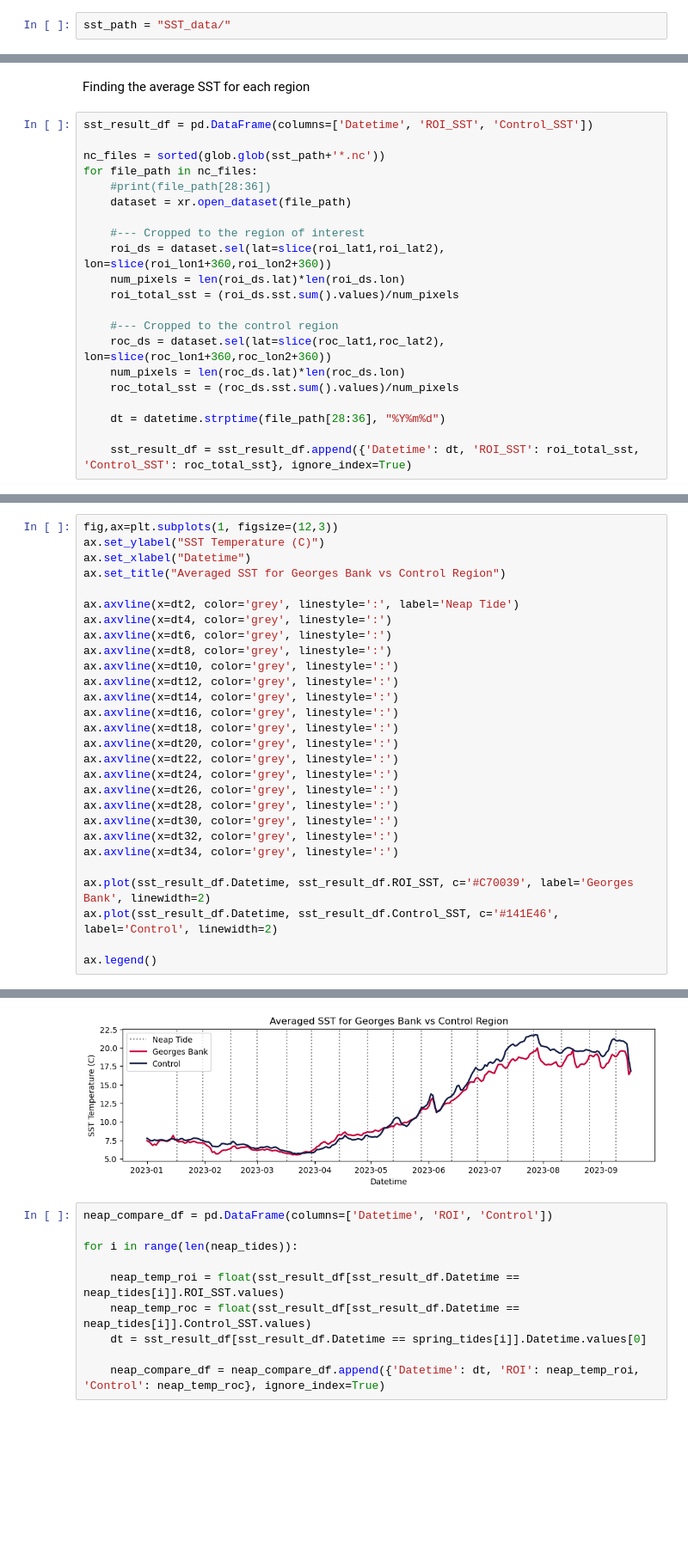
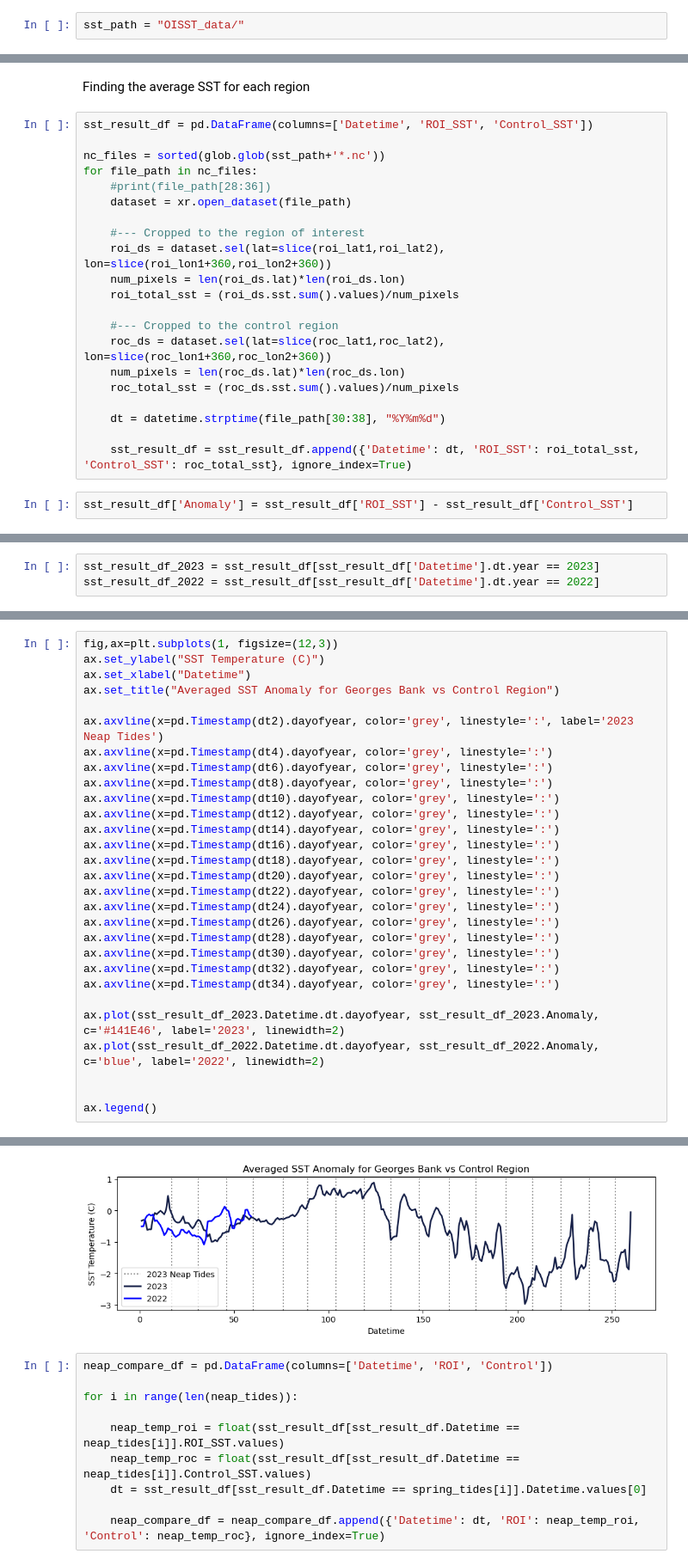
Before and after one commit to jesseturner/FalseLowClouds, a Jupyter notebook: Case_Studies/Georges_Bank/NeapTides_Analysis.ipynb, the cells around one changed output, grey strips where cells are left out. Shown at 86% size. Saved outputs shown, nothing was run; the diff lists cells and outputs as text; blank space fills up the shorter version.

Commit message:
Creating anomaly analysis for OISST and Buoy

```diff
--- a/Case_Studies/Georges_Bank/NeapTides_Analysis.ipynb
+++ b/Case_Studies/Georges_Bank/NeapTides_Analysis.ipynb
@@ -12,5 +12,5 @@ from datetime import datetime
 import pandas as pd
 import glob
 # %%
-sst_path = "SST_data/"
+sst_path = "OISST_data/"
 # %%
@@ -146,9 +146,11 @@ for file_path in nc_files:
     num_pixels = len(roc_ds.lat)*len(roc_ds.lon)
     roc_total_sst = (roc_ds.sst.sum().values)/num_pixels
 
-    dt = datetime.strptime(file_path[28:36], "%Y%m%d")
+    dt = datetime.strptime(file_path[30:38], "%Y%m%d")
 
     sst_result_df = sst_result_df.append({'Datetime': dt, 'ROI_SST': roi_total_sst, 'Control_SST': roc_total_sst}, ignore_index=True)
+# %%
+sst_result_df['Anomaly'] = sst_result_df['ROI_SST'] - sst_result_df['Control_SST']
 # %%
 sst_result_df
 # %% [output]
@@ -167,0 +170,3 @@ sst_result_df
+# %%
+sst_result_df_2023 = sst_result_df[sst_result_df['Datetime'].dt.year == 2023]
+sst_result_df_2022 = sst_result_df[sst_result_df['Datetime'].dt.year == 2022]
@@ -168,34 +175,35 @@ sst_result_df
 # %%
 fig,ax=plt.subplots(1, figsize=(12,3))
 ax.set_ylabel("SST Temperature (C)")
 ax.set_xlabel("Datetime")
-ax.set_title("Averaged SST for Georges Bank vs Control Region")
+ax.set_title("Averaged SST Anomaly for Georges Bank vs Control Region")
 
-ax.axvline(x=dt2, color='grey', linestyle=':', label='Neap Tide')
-ax.axvline(x=dt4, color='grey', linestyle=':')
-ax.axvline(x=dt6, color='grey', linestyle=':')
-ax.axvline(x=dt8, color='grey', linestyle=':')
-ax.axvline(x=dt10, color='grey', linestyle=':')
-ax.axvline(x=dt12, color='grey', linestyle=':')
-ax.axvline(x=dt14, color='grey', linestyle=':')
-ax.axvline(x=dt16, color='grey', linestyle=':')
-ax.axvline(x=dt18, color='grey', linestyle=':')
-ax.axvline(x=dt20, color='grey', linestyle=':')
-ax.axvline(x=dt22, color='grey', linestyle=':')
-ax.axvline(x=dt24, color='grey', linestyle=':')
-ax.axvline(x=dt26, color='grey', linestyle=':')
-ax.axvline(x=dt28, color='grey', linestyle=':')
-ax.axvline(x=dt30, color='grey', linestyle=':')
-ax.axvline(x=dt32, color='grey', linestyle=':')
-ax.axvline(x=dt34, color='grey', linestyle=':')
+ax.axvline(x=pd.Timestamp(dt2).dayofyear, color='grey', linestyle=':', label='2023 Neap Tides')
+ax.axvline(x=pd.Timestamp(dt4).dayofyear, color='grey', linestyle=':')
+ax.axvline(x=pd.Timestamp(dt6).dayofyear, color='grey', linestyle=':')
+ax.axvline(x=pd.Timestamp(dt8).dayofyear, color='grey', linestyle=':')
+ax.axvline(x=pd.Timestamp(dt10).dayofyear, color='grey', linestyle=':')
+ax.axvline(x=pd.Timestamp(dt12).dayofyear, color='grey', linestyle=':')
+ax.axvline(x=pd.Timestamp(dt14).dayofyear, color='grey', linestyle=':')
+ax.axvline(x=pd.Timestamp(dt16).dayofyear, color='grey', linestyle=':')
+ax.axvline(x=pd.Timestamp(dt18).dayofyear, color='grey', linestyle=':')
+ax.axvline(x=pd.Timestamp(dt20).dayofyear, color='grey', linestyle=':')
+ax.axvline(x=pd.Timestamp(dt22).dayofyear, color='grey', linestyle=':')
+ax.axvline(x=pd.Timestamp(dt24).dayofyear, color='grey', linestyle=':')
+ax.axvline(x=pd.Timestamp(dt26).dayofyear, color='grey', linestyle=':')
+ax.axvline(x=pd.Timestamp(dt28).dayofyear, color='grey', linestyle=':')
+ax.axvline(x=pd.Timestamp(dt30).dayofyear, color='grey', linestyle=':')
+ax.axvline(x=pd.Timestamp(dt32).dayofyear, color='grey', linestyle=':')
+ax.axvline(x=pd.Timestamp(dt34).dayofyear, color='grey', linestyle=':')
 
-ax.plot(sst_result_df.Datetime, sst_result_df.ROI_SST, c='#C70039', label='Georges Bank', linewidth=2)
-ax.plot(sst_result_df.Datetime, sst_result_df.Control_SST, c='#141E46', label='Control', linewidth=2)
+ax.plot(sst_result_df_2023.Datetime.dt.dayofyear, sst_result_df_2023.Anomaly, c='#141E46', label='2023', linewidth=2)
+ax.plot(sst_result_df_2022.Datetime.dt.dayofyear, sst_result_df_2022.Anomaly, c='blue', label='2022', linewidth=2)
+
 
 ax.legend()
 # %% [output]
 <matplotlib.legend.Legend at 0x...>
-[figure, old version]
+[figure, new version]
 # %%
 neap_compare_df = pd.DataFrame(columns=['Datetime', 'ROI', 'Control'])
 
```
Also changed, not shown: parts of 4 cells of this notebook, 2 other files.
